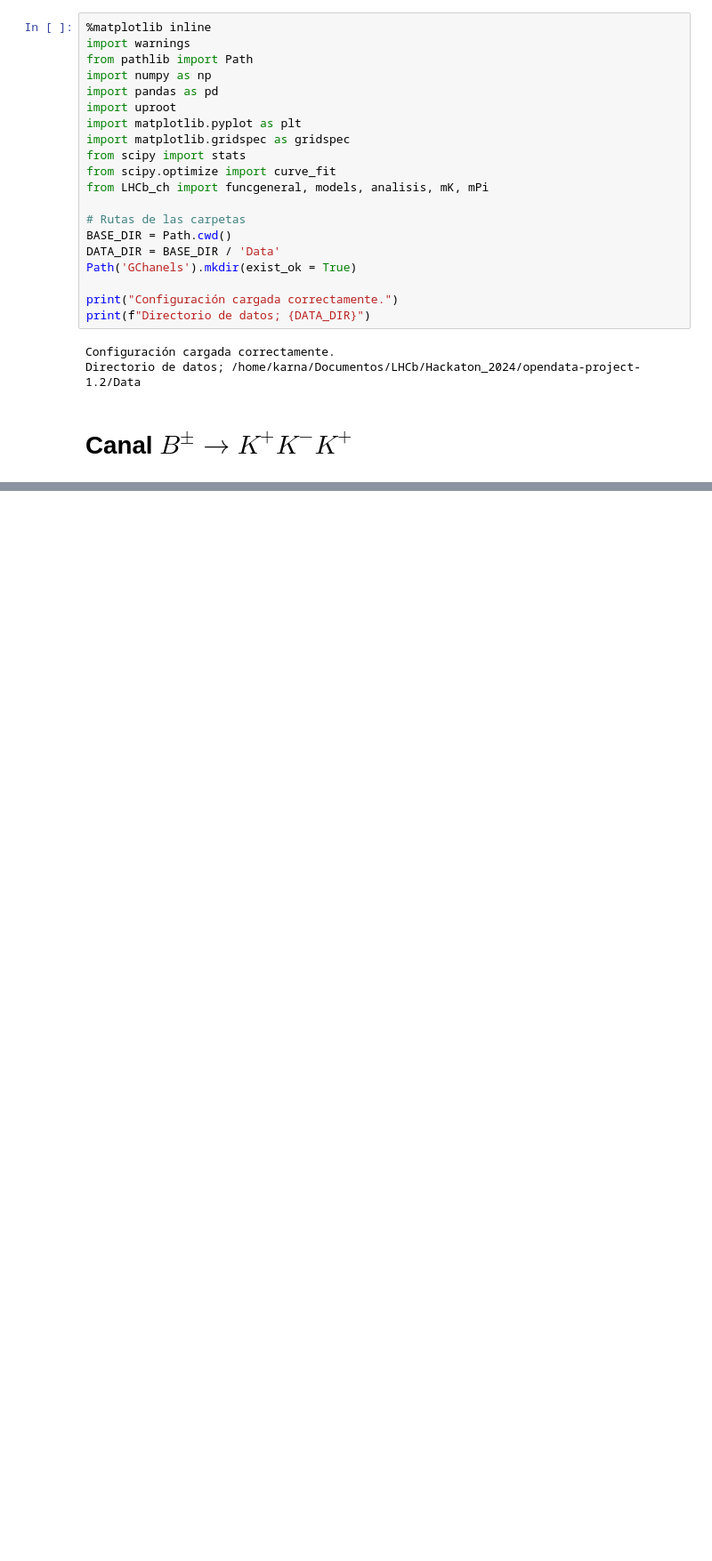
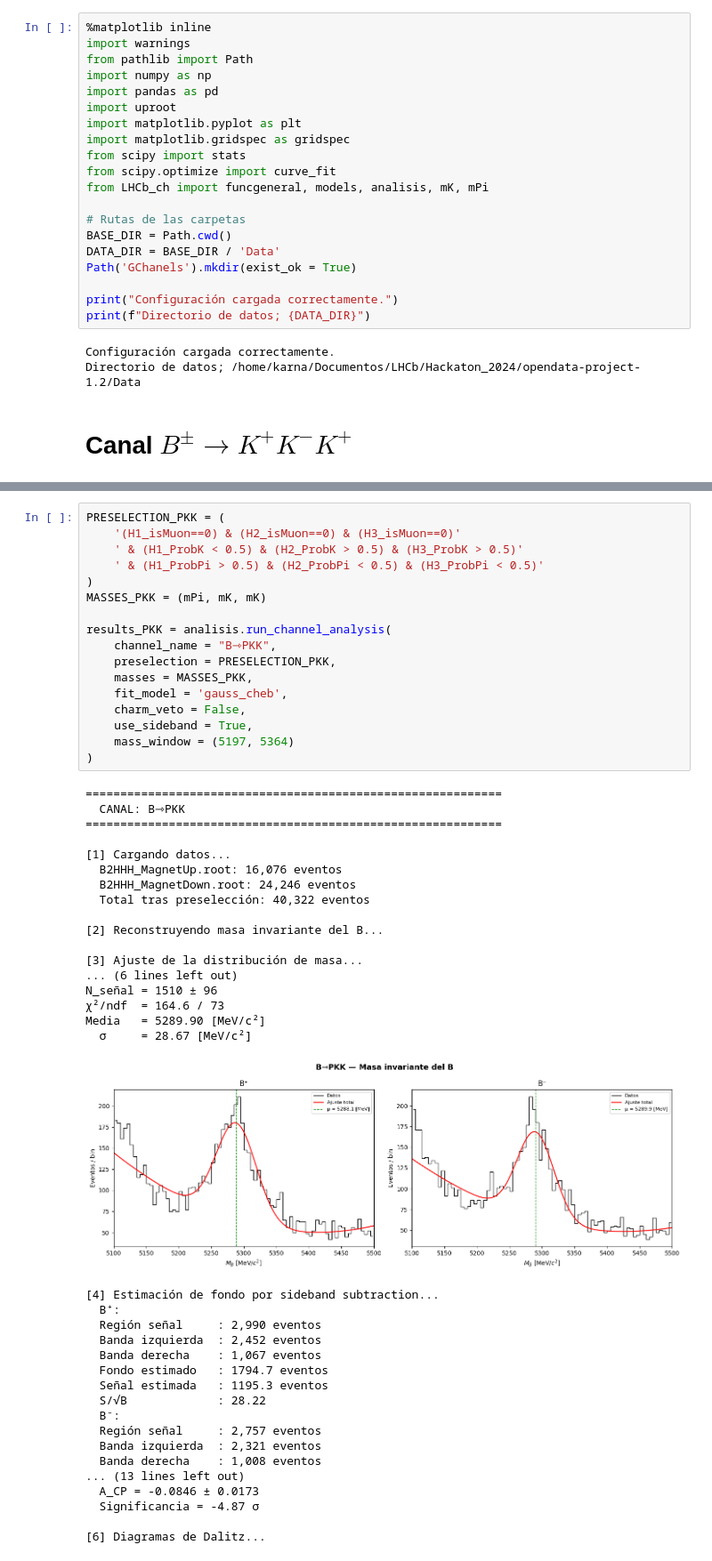
Before and after one commit to MASilva139/LHCb-Open-Data, a Jupyter notebook: Hackaton_2024/opendata-project-1.2/LHCb_ch.ipynb, the cells around one changed output, grey strips where cells are left out. Shown at 89% size. Drawn from its saved outputs; the diff is of its cells as text; blank space fills up the shorter version.

```diff
--- a/Hackaton_2024/opendata-project-1.2/LHCb_ch.ipynb
+++ b/Hackaton_2024/opendata-project-1.2/LHCb_ch.ipynb
@@ -75,0 +192,53 @@ AttributeError: 'NoneType' object has no attribute 'query'
+# %%
+PRESELECTION_PKK = (
+    '(H1_isMuon==0) & (H2_isMuon==0) & (H3_isMuon==0)'
+    ' & (H1_ProbK < 0.5) & (H2_ProbK > 0.5) & (H3_ProbK > 0.5)'
+    ' & (H1_ProbPi > 0.5) & (H2_ProbPi < 0.5) & (H3_ProbPi < 0.5)'
+)
+MASSES_PKK = (mPi, mK, mK)
+
+results_PKK = analisis.run_channel_analysis(
+    channel_name = "B⇾PKK",
+    preselection = PRESELECTION_PKK,
+    masses = MASSES_PKK,
+    fit_model = 'gauss_cheb',
+    charm_veto = False,
+    use_sideband = True,
+    mass_window = (5197, 5364)
+)
+# %% [output]
+============================================================
+  CANAL: B⇾PKK
+============================================================
+
+[1] Cargando datos...
+  B2HHH_MagnetUp.root: 16,076 eventos
+  B2HHH_MagnetDown.root: 24,246 eventos
+  Total tras preselección: 40,322 eventos
+
+[2] Reconstruyendo masa invariante del B...
+
+[3] Ajuste de la distribución de masa...
+... (6 lines left out)
+N_señal = 1510 ± 96
+χ²/ndf  = 164.6 / 73
+Media   = 5289.90 [MeV/c²]
+  σ     = 28.67 [MeV/c²]
+[figure, added]
+[4] Estimación de fondo por sideband subtraction...
+  B⁺:
+  Región señal     : 2,990 eventos
+  Banda izquierda  : 2,452 eventos
+  Banda derecha    : 1,067 eventos
+  Fondo estimado   : 1794.7 eventos
+  Señal estimada   : 1195.3 eventos
+  S/√B             : 28.22
+  B⁻:
+  Región señal     : 2,757 eventos
+  Banda izquierda  : 2,321 eventos
+  Banda derecha    : 1,008 eventos
+... (13 lines left out)
+  A_CP = -0.0846 ± 0.0173
+  Significancia = -4.87 σ
+
+[6] Diagramas de Dalitz...
```
Also changed, not shown: parts of 6 cells of this notebook, 10 other files.
